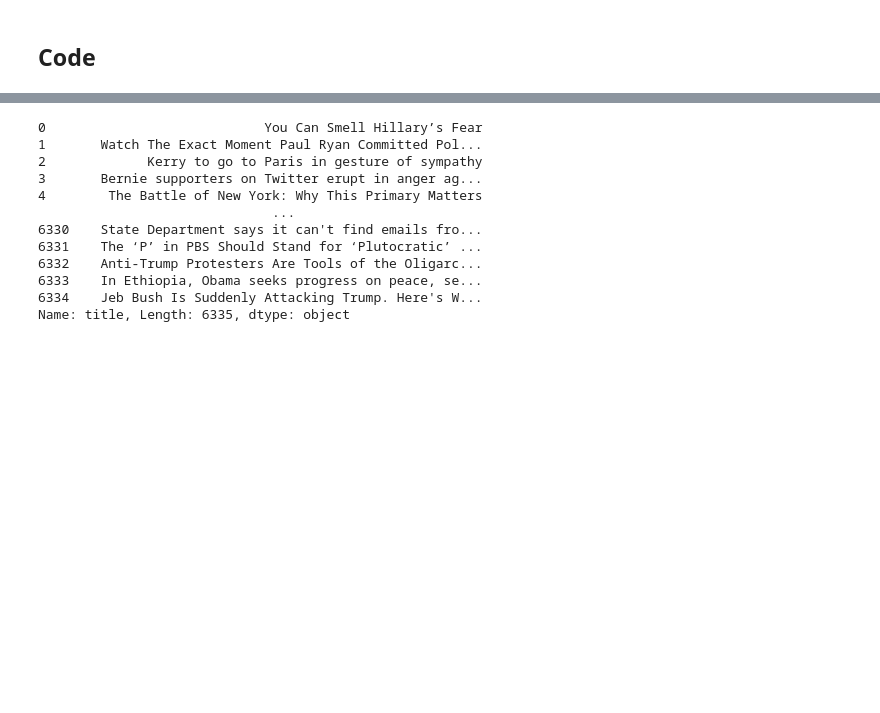
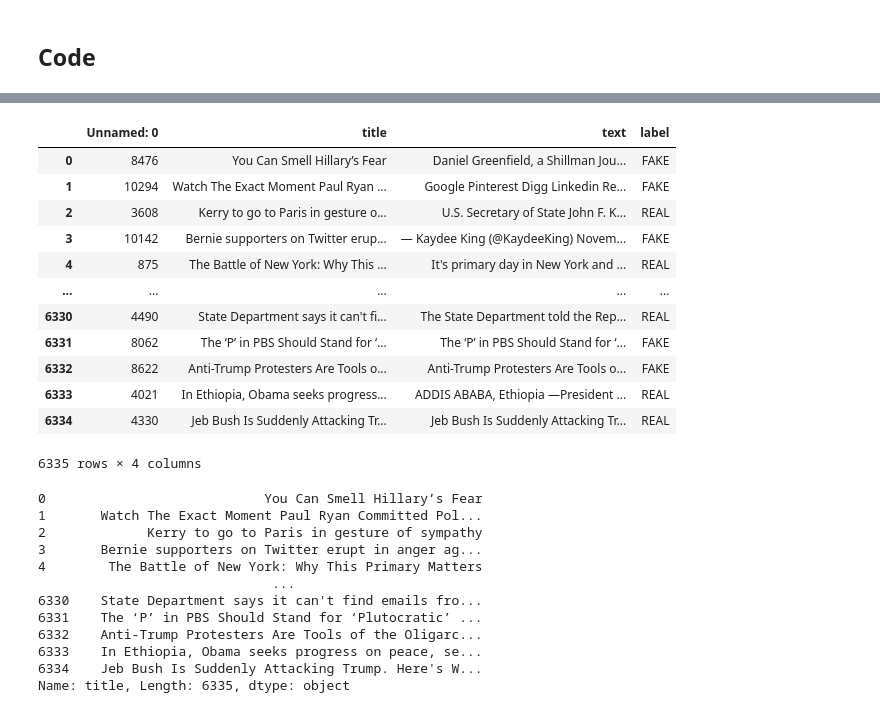
Before and after one commit to Augustseverinandersen/Assignment4-Using-finetuned-transformers, a Jupyter notebook: test.ipynb, the cells around one changed output, grey strips where cells are left out. Saved outputs shown, nothing was run; the diff lists cells and outputs as text; code cells hidden in the pictures; blank space fills up the shorter version.

```diff
--- a/test.ipynb
+++ b/test.ipynb
@@ -9,6 +12,21 @@ import matplotlib.pyplot as plt
 # %%
 data = os.path.join("data", "fake_or_real_news.csv") # Defining path to the data
 data = pd.read_csv(data) # Reading in as a dataframe using pandas
+data
+# %% [output]
+|  | Unnamed: 0 | title | text | label |
+| 0 | 8476 | You Can Smell Hillary’s Fear | Daniel Greenfield, a Shillman Jou... | FAKE |
+| 1 | 10294 | Watch The Exact Moment Paul Ryan ... | Google Pinterest Digg Linkedin Re... | FAKE |
+| 2 | 3608 | Kerry to go to Paris in gesture o... | U.S. Secretary of State John F. K... | REAL |
+| 3 | 10142 | Bernie supporters on Twitter erup... | — Kaydee King (@KaydeeKing) Novem... | FAKE |
+| 4 | 875 | The Battle of New York: Why This ... | It's primary day in New York and ... | REAL |
+| ... | ... | ... | ... | ... |
+| 6330 | 4490 | State Department says it can't fi... | The State Department told the Rep... | REAL |
+| 6331 | 8062 | The ‘P’ in PBS Should Stand for ‘... | The ‘P’ in PBS Should Stand for ‘... | FAKE |
+| 6332 | 8622 | Anti-Trump Protesters Are Tools o... | Anti-Trump Protesters Are Tools o... | FAKE |
+| 6333 | 4021 | In Ethiopia, Obama seeks progress... | ADDIS ABABA, Ethiopia —President ... | REAL |
+| 6334 | 4330 | Jeb Bush Is Suddenly Attacking Tr... | Jeb Bush Is Suddenly Attacking Tr... | REAL |
+6335 rows × 4 columns
 # %%
 headlines = data["title"] # Only selecting column "title" and storing in headlines
 headlines
```
Also changed, not shown: parts of 3 cells of this notebook, 6 other files.
